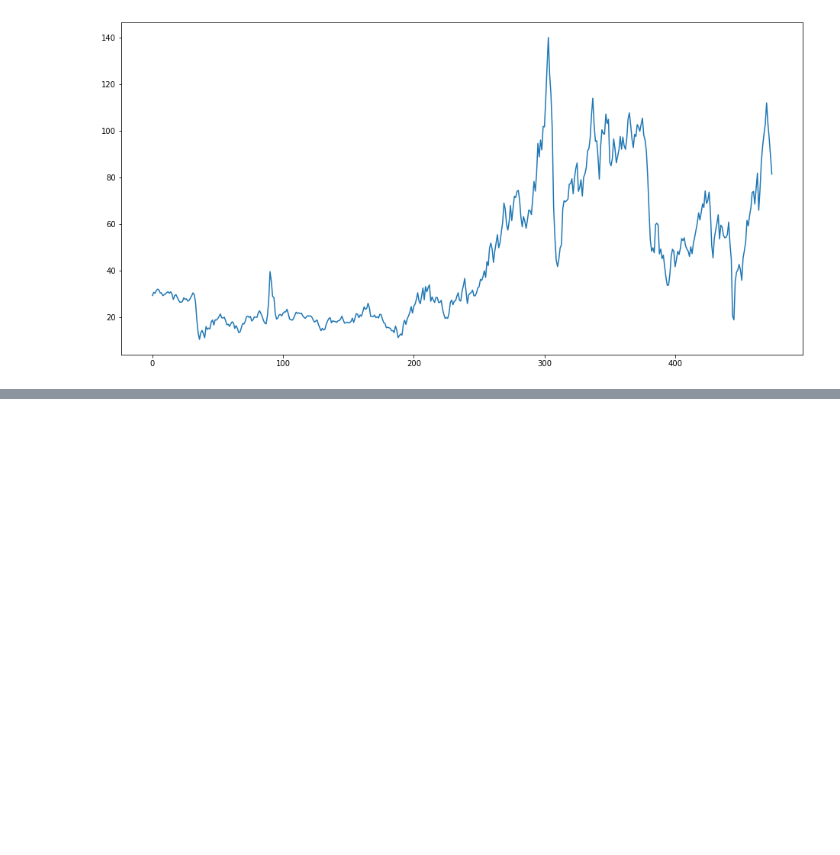
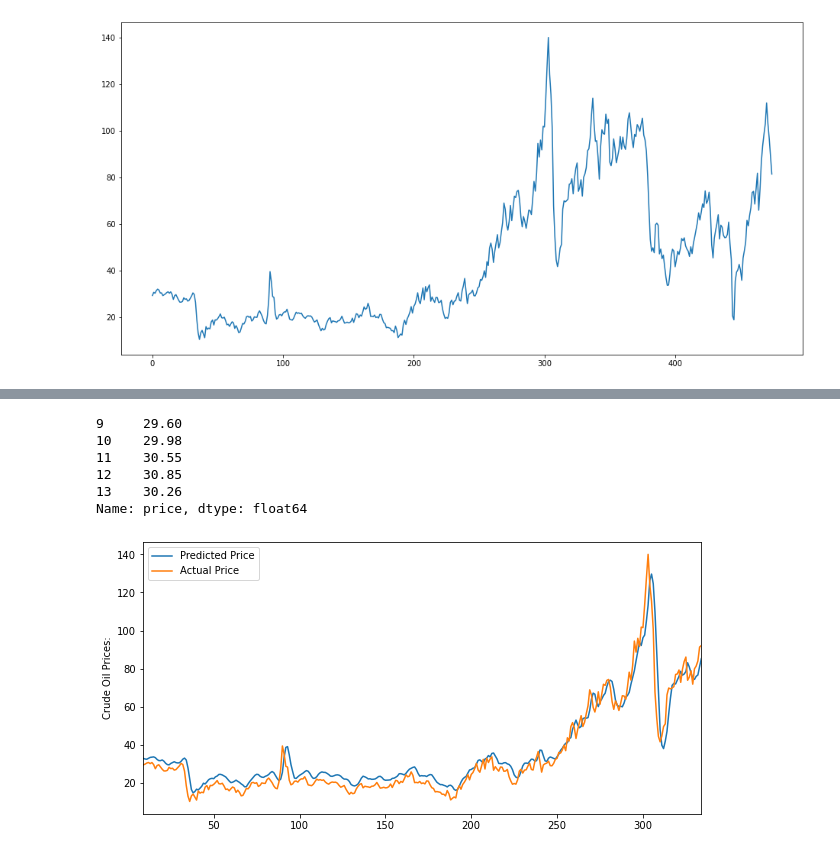
Before and after one commit to Bourbxn/petrol-prediction, a Jupyter notebook: main.ipynb, the cells around one changed output, grey strips where cells are left out. Saved outputs shown, nothing was run; the diff lists cells and outputs as text; code cells hidden in the pictures; blank space fills up the shorter version.

```diff
--- a/main.ipynb
+++ b/main.ipynb
@@ -71,0 +39,12 @@ Text(0, 0.5, 'price')
+# %%
+# Define our explanatory variables
+# The variables we will be using at this stage, are the moving averages for the past three and nine days
+df['MA3'] = df['price'].shift(1).rolling(window=3).mean()
+df['MA9']= df['price'].shift(1).rolling(window=9).mean()
+# %%
+# Dropping the NaN values
+df = df.dropna()
+
+# Initialising X and assigning the two feature variables
+X = df[['MA3','MA9']]
+X.head()
@@ -71,0 +58,37 @@ Text(0, 0.5, 'price')
+# %%
+# Setting-up the dependent variable
+y = df['price']
+y.head()
+# %% [output]
+9     29.60
+10    29.98
+11    30.55
+12    30.85
+13    30.26
+Name: price, dtype: float64
+# %%
+# Setting the training set to 70% of the data
+training = 0.7
+t = int(training*len(df))
+
+# Training dataset
+X_train = X[t:]
+y_train = y[t:]
+
+# Testing dataset
+X_test = X[:t]
+y_test = y[:t]
+# %%
+# Generate the coefficient and constant for the regression
+model = LinearRegression().fit(X_train,y_train)
+# %%
+# Plotting our predicted price and actual price
+predicted_price = model.predict(X_test)
+predicted_price = pd.DataFrame(predicted_price,index=y_test.index,columns = ['price'])
+predicted_price.plot(figsize=(10,5))
+y_test.plot()
+plt.legend(['Predicted Price','Actual Price'])
+plt.ylabel("Crude Oil Prices:")
+plt.show()
+# %% [output]
+[figure, added]
```
Also changed, not shown: parts of 10 cells of this notebook.
